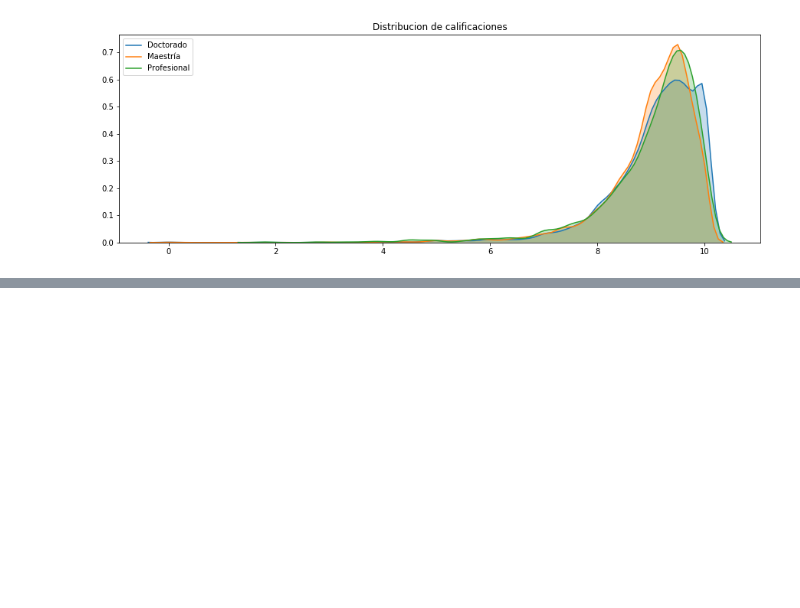
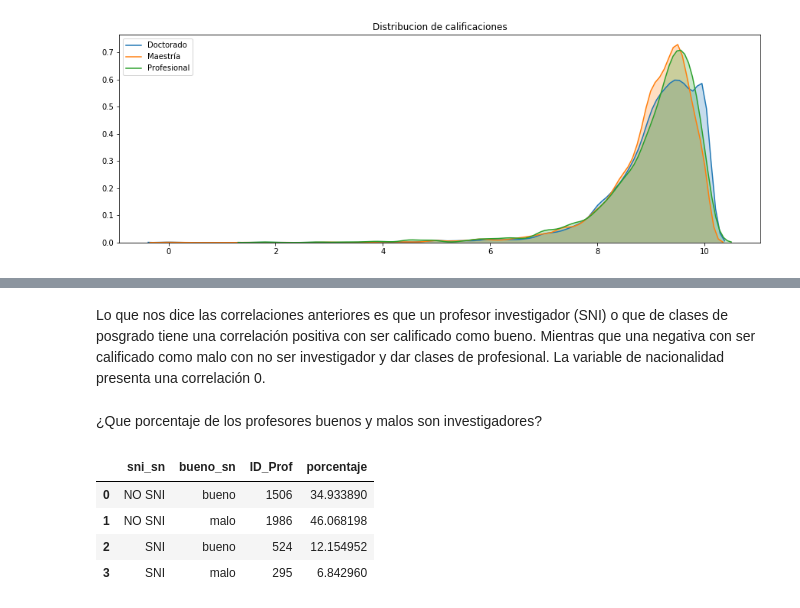
Before and after one commit to luissedas/da-project, a Jupyter notebook: Data Analytics - Final Project.ipynb, the cells around one changed output, grey strips where cells are left out. Saved outputs shown, nothing was run; the diff lists cells and outputs as text; code cells hidden in the pictures; blank space fills up the shorter version.

```diff
--- a/Data Analytics - Final Project.ipynb
+++ b/Data Analytics - Final Project.ipynb
@@ -283,0 +293,14 @@ nan : nan
+# %% [markdown]
+Lo que nos dice las correlaciones anteriores es que un profesor investigador (SNI) o que de clases de posgrado tiene una correlación positiva con ser calificado como bueno. Mientras que una negativa con ser calificado como malo con no ser investigador y dar clases de profesional. La variable de nacionalidad presenta una correlación 0.
+# %% [markdown]
+¿Que porcentaje de los profesores buenos y malos son investigadores?
+# %%
+buenos_sni = data_mty[['sni_sn','bueno_sn','ID_Prof']].groupby(['sni_sn','bueno_sn'],as_index=False).count()
+buenos_sni['porcentaje'] = buenos_sni['ID_Prof']/len(data_mty)*100
+buenos_sni
+# %% [output]
+|  | sni_sn | bueno_sn | ID_Prof | porcentaje |
+| 0 | NO SNI | bueno | 1506 | 34.933890 |
+| 1 | NO SNI | malo | 1986 | 46.068198 |
+| 2 | SNI | bueno | 524 | 12.154952 |
+| 3 | SNI | malo | 295 | 6.842960 |
```
Also changed, not shown: parts of 30 cells of this notebook.
